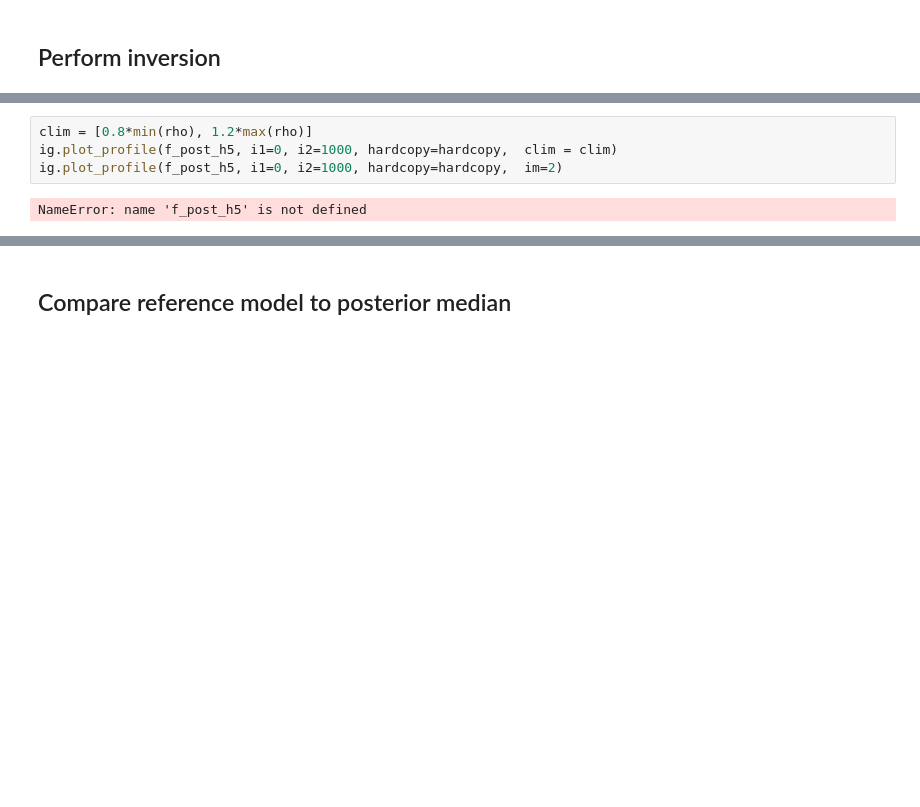
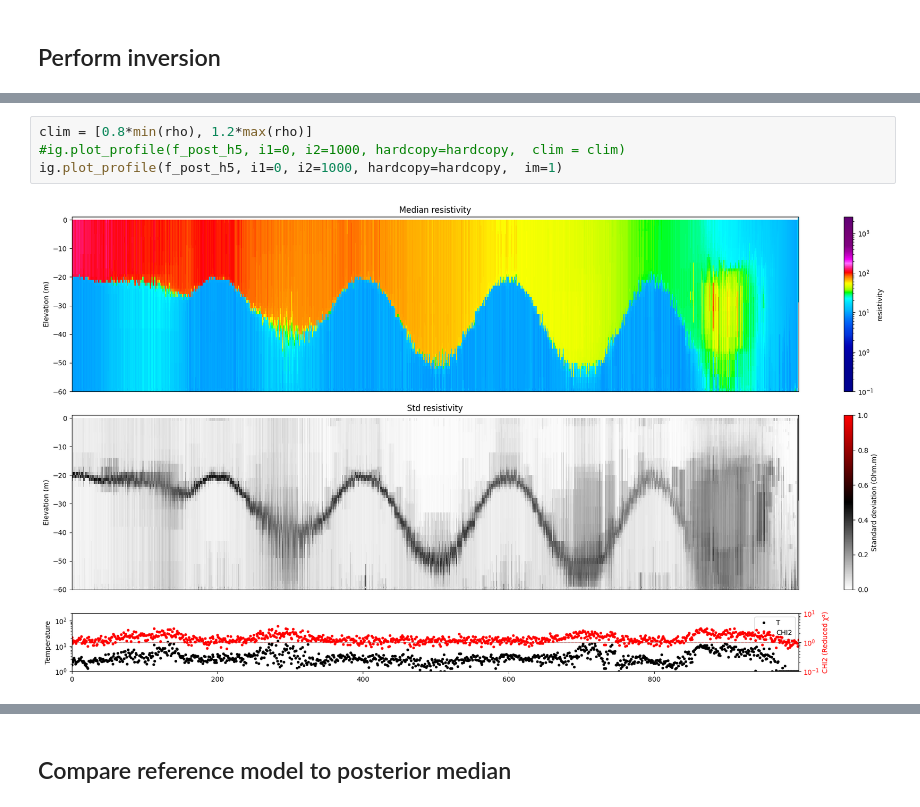
Before and after one commit to cultpenguin/integrate_module, a Jupyter notebook: examples/integrate_synthetic_case.ipynb, the cells around one changed output, grey strips where cells are left out. Cells and saved outputs as stored; diff of their text form; blank space fills up the shorter version.

```diff
--- a/examples/integrate_synthetic_case.ipynb
+++ b/examples/integrate_synthetic_case.ipynb
@@ -127,9 +137,9 @@ NameError: name 'f_prior_data_h5' is not defined
 # %%
 clim = [0.8*min(rho), 1.2*max(rho)]
-ig.plot_profile(f_post_h5, i1=0, i2=1000, hardcopy=hardcopy,  clim = clim)
-ig.plot_profile(f_post_h5, i1=0, i2=1000, hardcopy=hardcopy,  im=2)
+#ig.plot_profile(f_post_h5, i1=0, i2=1000, hardcopy=hardcopy,  clim = clim)
+ig.plot_profile(f_post_h5, i1=0, i2=1000, hardcopy=hardcopy,  im=1)
 # %% [output]
-NameError: name 'f_post_h5' is not defined
+[figure, added]
 # %%
 ig.plot_data_prior_post(f_post_h5, i_plot=0, hardcopy=hardcopy)
 # %% [output]
```
Also changed, not shown: parts of 7 cells of this notebook, 4 other files.
